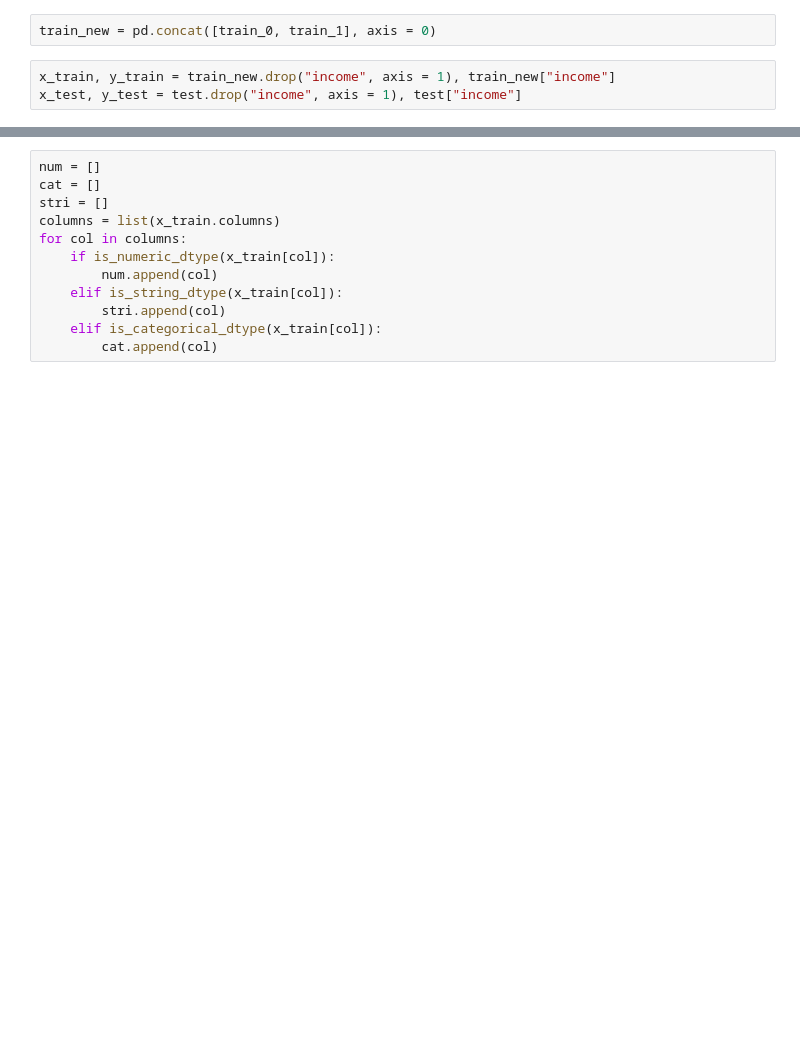
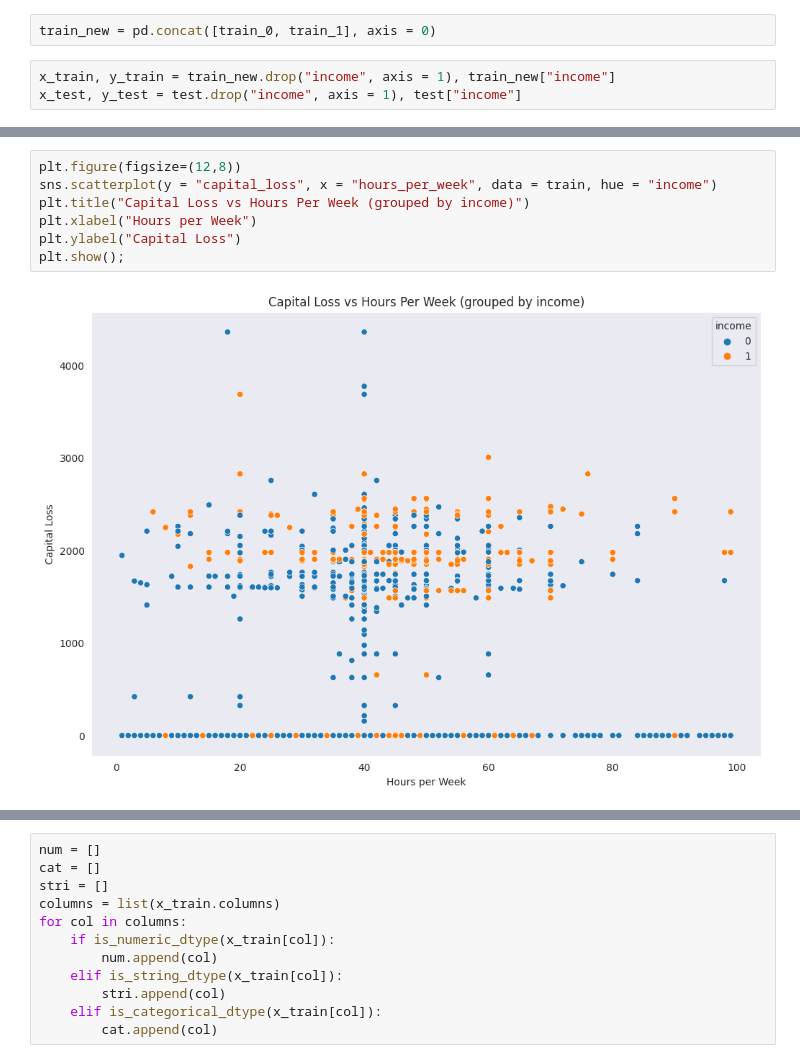
Before and after one commit to alvinnebula/DecisionTree_MapReduce, a Jupyter notebook: DecisionTreeClassifier.ipynb, the cells around one changed output, grey strips where cells are left out. Saved outputs shown, nothing was run; the diff lists cells and outputs as text; blank space fills up the shorter version.

```diff
--- a/DecisionTreeClassifier.ipynb
+++ b/DecisionTreeClassifier.ipynb
@@ -83,0 +94,9 @@ x_test, y_test = test.drop("income", axis = 1), test["income"]
+# %%
+plt.figure(figsize=(12,8))
+sns.scatterplot(y = "capital_loss", x = "hours_per_week", data = train, hue = "income")
+plt.title("Capital Loss vs Hours Per Week (grouped by income)")
+plt.xlabel("Hours per Week")
+plt.ylabel("Capital Loss")
+plt.show();
+# %% [output]
+[figure, added]
```
Also changed, not shown: parts of 47 cells of this notebook.
